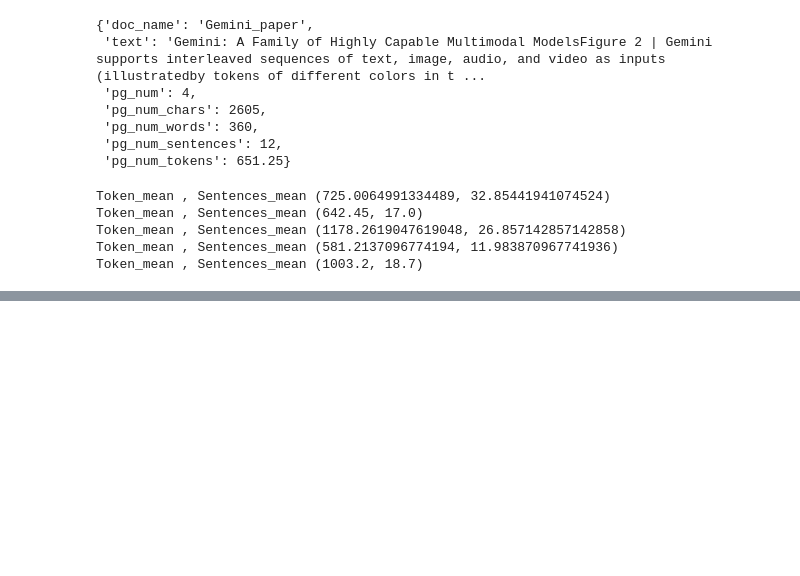
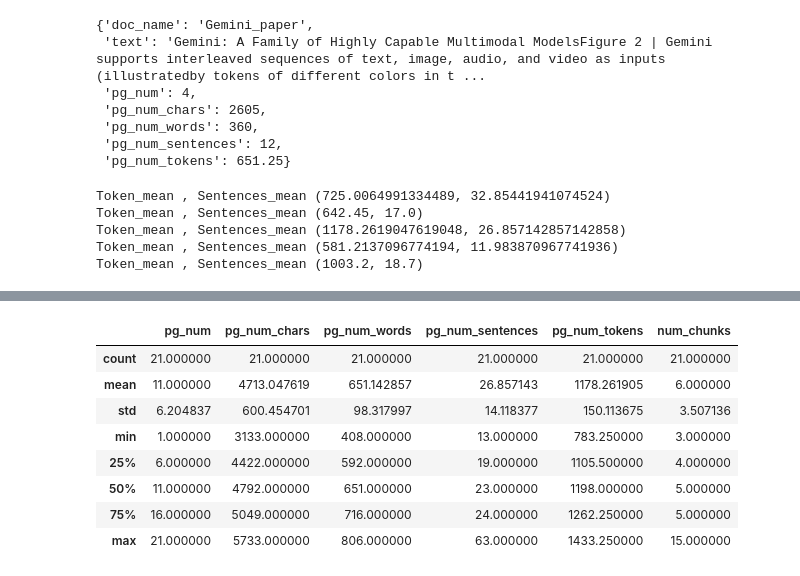
Before and after one commit to dvp-git/RAG_mistralai_chat_bot, a Jupyter notebook: RAG_jupyter_build.ipynb, the cells around one changed output, grey strips where cells are left out. Cells and saved outputs as stored; diff of their text form; code cells hidden in the pictures; blank space fills up the shorter version.

```diff
--- a/RAG_jupyter_build.ipynb
+++ b/RAG_jupyter_build.ipynb
@@ -160,0 +246,12 @@ sentence_formatter_all_booksall_content_[0][16]
+# %%
+pd.DataFrame(all_content_[2]).describe()
+# %% [output]
+|  | pg_num | pg_num_chars | pg_num_words | pg_num_sentences | pg_num_tokens | num_chunks |
+| count | 21.000000 | 21.000000 | 21.000000 | 21.000000 | 21.000000 | 21.000000 |
+| mean | 11.000000 | 4713.047619 | 651.142857 | 26.857143 | 1178.261905 | 6.000000 |
+| std | 6.204837 | 600.454701 | 98.317997 | 14.118377 | 150.113675 | 3.507136 |
+| min | 1.000000 | 3133.000000 | 408.000000 | 13.000000 | 783.250000 | 3.000000 |
+| 25% | 6.000000 | 4422.000000 | 592.000000 | 19.000000 | 1105.500000 | 4.000000 |
+| 50% | 11.000000 | 4792.000000 | 651.000000 | 23.000000 | 1198.000000 | 5.000000 |
+| 75% | 16.000000 | 5049.000000 | 716.000000 | 24.000000 | 1262.250000 | 5.000000 |
+| max | 21.000000 | 5733.000000 | 806.000000 | 63.000000 | 1433.250000 | 15.000000 |
```
Also changed, not shown: parts of 32 cells of this notebook.
